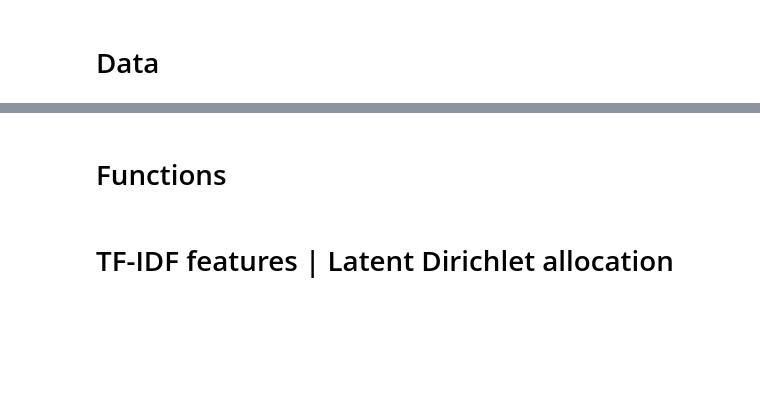
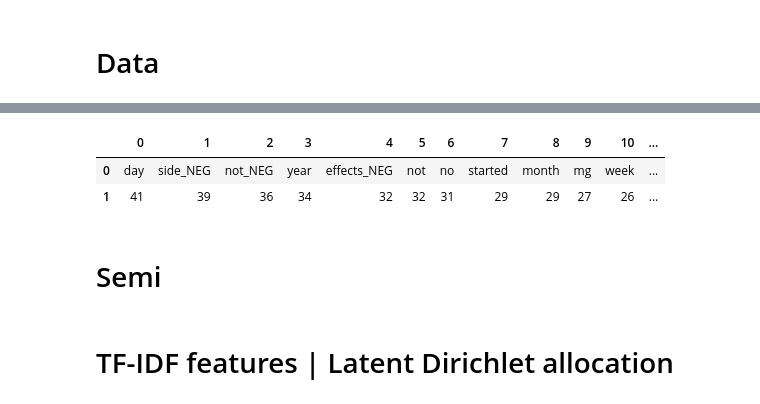
Before and after one commit to hendahmke/adverse_drug_reactions, a Jupyter notebook: notebooks/Adverse_Drug_Events.ipynb, the cells around one changed output, grey strips where cells are left out. Cells and saved outputs as stored; diff of their text form; code cells hidden in the pictures; blank space fills up the shorter version.

```diff
--- a/notebooks/Adverse_Drug_Events.ipynb
+++ b/notebooks/Adverse_Drug_Events.ipynb
@@ -61,6 +195,4 @@ pd.DataFrame(data["condition"].value_counts()).head(14).T
 # %%
-NUMERO_SAMPLES = 500
+NUMERO_SAMPLES = 150
 
-y = data["rating"].head(NUMERO_SAMPLES) # SACAR ESTOOOOOO!!
-
-data = data.drop(["uniqueID", "date", "rating", "usefulCount"], axis = 1).head(NUMERO_SAMPLES) # SACAR ESTOOOOOO!!
+data = data.drop(["uniqueID", "drugName", "condition", "date", "rating", "usefulCount"], axis = 1).head(NUMERO_SAMPLES) # SACAR ESTOOOOOO!!
@@ -68,0 +199,20 @@ data
+# %%
+data["clean_review"] = data["review"].apply(punctuation)
+data['clean_review'] = data.clean_review.apply(remove_numbers)
+data['clean_review_lst'] = data.clean_review.apply(to_list)
+
+data["NonStopwords_review_lst"] = data.clean_review.apply(remove_stopwords)
+data["NonStopwords_review_str"] = data.NonStopwords_review_lst.apply(to_string)
+
+data["NonStopwords_review_lst_MN"] = data.clean_review.apply(m_negation)
+data["NonStopwords_review_str_MN"] = data.NonStopwords_review_lst_MN.apply(to_string)
+
+data["Lemmatized_review_lst"] = data.NonStopwords_review_lst_MN.apply(lemmatize_review)
+data["Lemmatized_review_str"] = data.Lemmatized_review_lst.apply(to_string)
+
+data["Lemmatized_review"] = data.NonStopwords_review_lst.apply(lemmatize_review)
+data["Lemmatized_review"] = data.Lemmatized_review.apply(to_string)
+
+data["words_count"] = data.Lemmatized_review_lst.apply(count_words)
+
+data.head(3)
@@ -68,0 +224,6 @@ data
+# %%
+total_count(data["words_count"])
+# %% [output]
+|  | 0 | 1 | 2 | 3 | 4 | 5 | 6 | 7 | 8 | 9 | 10 | ... |
+| 0 | day | side_NEG | not_NEG | year | effects_NEG | not | no | started | month | mg | week | ... |
+| 1 | 41 | 39 | 36 | 34 | 32 | 32 | 31 | 29 | 29 | 27 | 26 | ... |
@@ -69,2 +241,2 @@ data
 # %% [markdown]
-# Functions
+# Semi
```
Also changed, not shown: parts of 74 cells of this notebook, 2 other files.
